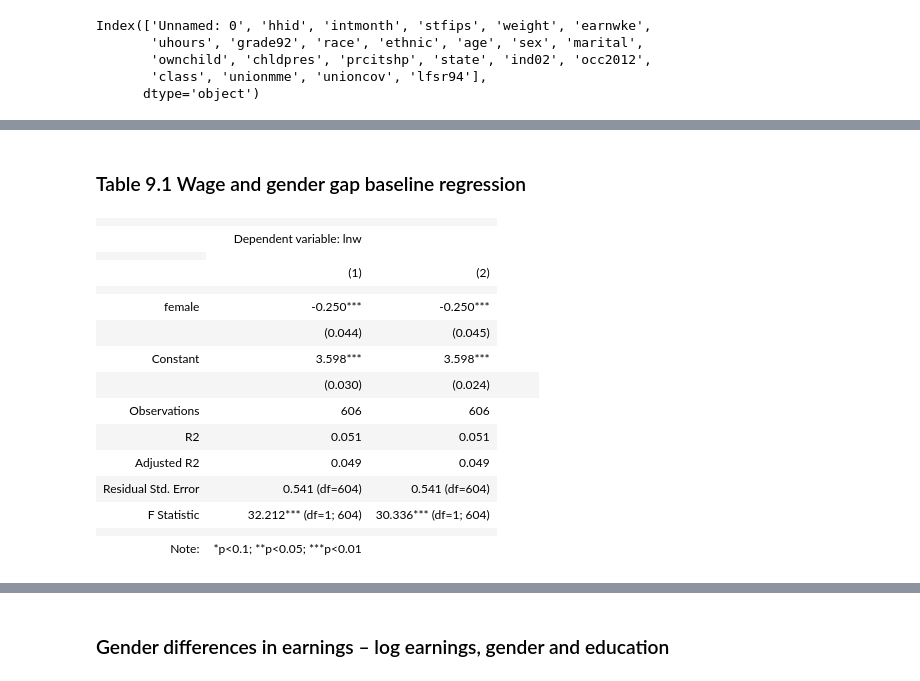
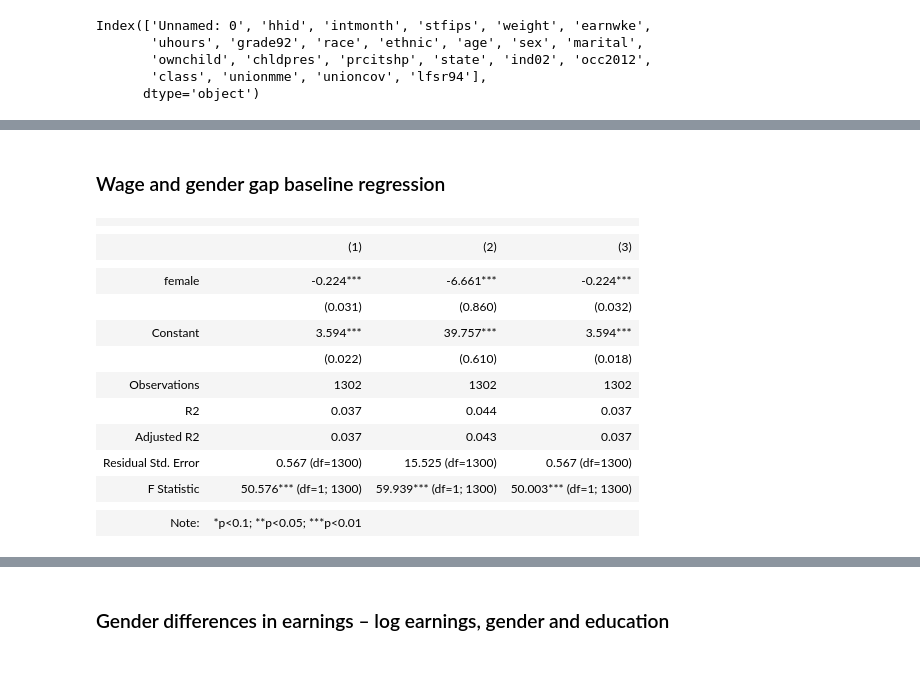
Before and after one commit to kocakale/DataAnalytics, a Jupyter notebook: DA2_Assignment1.ipynb, the cells around one changed output, grey strips where cells are left out. Cells and saved outputs as stored; diff of their text form; code cells hidden in the pictures.

```diff
--- a/DA2_Assignment1.ipynb
+++ b/DA2_Assignment1.ipynb
@@ -133,3 +181,5 @@ financial_specialists_data["lnw"] = np.log(financial_specialists_data["w"])
 # %%
-financial_specialists_data.loc[:, ["earnwke", "uhours", "w", "lnw"]].describe()
+buss_fin_occ_data = buss_fin_occ_data.query("grade92>=44")
+print(buss_fin_occ_data.shape) # removed observations with less than MA degree
+buss_fin_occ_data.loc[:, ["earnwke", "uhours", "w", "lnw"]].describe()
 # %% [output]
@@ -145,5 +196,5 @@ financial_specialists_data.loc[:, ["earnwke", "uhours", "w", "lnw"]].describe()
 # %%
-financial_specialists_data["female"] = financial_specialists_data["female"].astype(int)  #from boolean to 0,1
-financial_specialists_data["female"].value_counts()
+buss_fin_occ_data["female"] = buss_fin_occ_data["female"].astype(int)  #from boolean to 0,1
+buss_fin_occ_data["female"].value_counts()
 # %% [output]
 female
@@ -157,7 +208,7 @@ Name: count, dtype: int64
 
 $(\ln{w})^E = \alpha + \beta \times female$
 # %%
-reg1 = smf.ols(formula="lnw~female", data=financial_specialists_data).fit()
+reg1 = smf.ols(formula="lnw~female", data=buss_fin_occ_data).fit()
 reg1.summary()
 # %% [output]
 OLS Regression Results
@@ -180,8 +231,9 @@ OLS Regression Results
 Notes:
 [1] Standard Errors assume that the covariance matrix of the errors is correctly specified.
 # %%
-reg2 = smf.ols(formula="lnw~female", data=financial_specialists_data).fit(cov_type="HC1")
+reg2 = smf.ols(formula="w~female", data=buss_fin_occ_data).fit(cov_type="HC1")
+reg3 = smf.ols(formula="lnw~female", data=buss_fin_occ_data).fit(cov_type="HC1")
 #heteroskedastic-consistent standard errors
-reg2.summary()
+reg3.summary()
 # %% [output]
 OLS Regression Results
@@ -206,24 +271,23 @@ Notes:
 # %% [markdown]
-### Table 9.1 Wage and gender gap baseline regression
+### Wage and gender gap baseline regression
 # %%
-stargazer = Stargazer([reg1, reg2])
+stargazer = Stargazer([reg1, reg2, reg3])
 stargazer.covariate_order(["female", "Intercept"])
 stargazer.rename_covariates({"Intercept": "Constant"})
 stargazer
 # %% [output]
-|  |  |  |
-|  | Dependent variable: lnw |  |
+|  |  |  |  |
 |  |
-|  | (1) | (2) |
-|  |  |  |
-| female | -0.250*** | -0.250*** |
-|  | (0.044) | (0.045) |
-| Constant | 3.598*** | 3.598*** |
-|  | (0.030) | (0.024) |  |  |  |
-| Observations | 606 | 606 |
-| R2 | 0.051 | 0.051 |
-| Adjusted R2 | 0.049 | 0.049 |
-| Residual Std. Error | 0.541 (df=604) | 0.541 (df=604) |
-| F Statistic | 32.212*** (df=1; 604) | 30.336*** (df=1; 604) |
-|  |  |  |
-| Note: | *p<0.1; **p<0.05; ***p<0.01 |  |
+|  | (1) | (2) | (3) |
+|  |  |  |  |
+| female | -0.224*** | -6.661*** | -0.224*** |
+|  | (0.031) | (0.860) | (0.032) |
+| Constant | 3.594*** | 39.757*** | 3.594*** |
+|  | (0.022) | (0.610) | (0.018) |  |  |  |  |
+| Observations | 1302 | 1302 | 1302 |
+| R2 | 0.037 | 0.044 | 0.037 |
+| Adjusted R2 | 0.037 | 0.043 | 0.037 |
+| Residual Std. Error | 0.567 (df=1300) | 15.525 (df=1300) | 0.567 (df=1300) |
+| F Statistic | 50.576*** (df=1; 1300) | 59.939*** (df=1; 1300) | 50.003*** (df=1; 1300) |
+|  |  |  |  |
+| Note: | *p<0.1; **p<0.05; ***p<0.01 |  |  |
```
Also changed, not shown: parts of 31 cells of this notebook.
